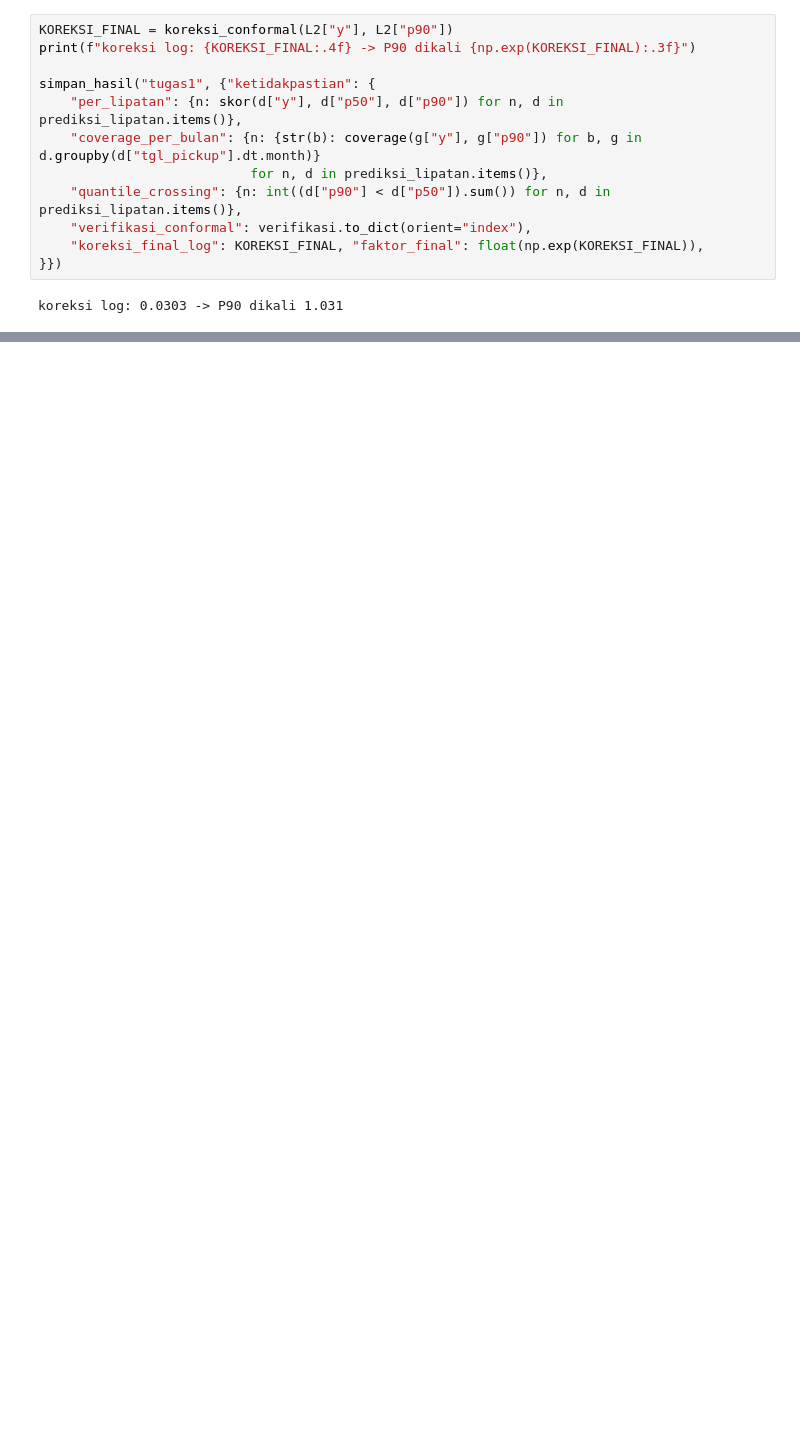
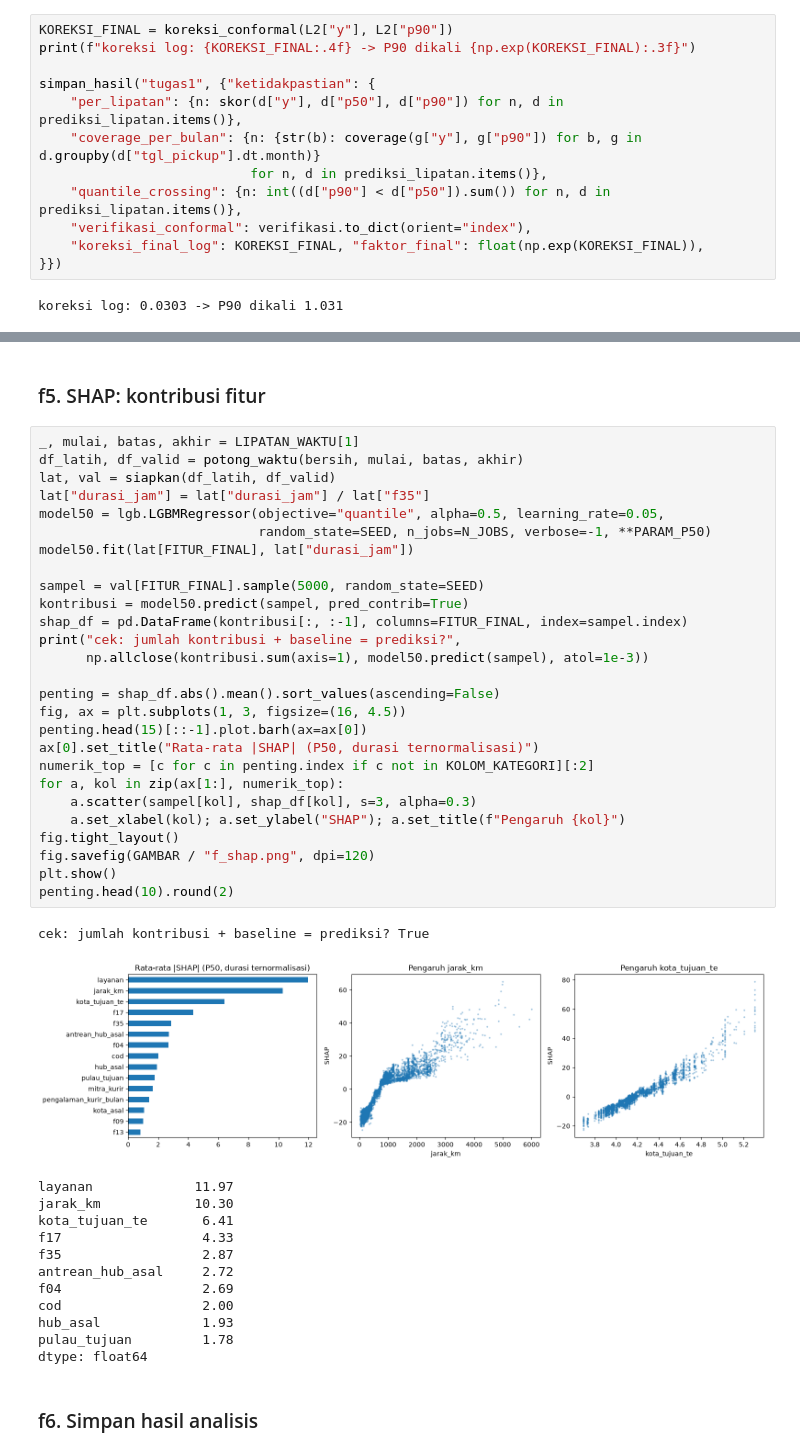
Before and after one commit to sebastianvettel1212/uts-ml, a Jupyter notebook: kode/01_regresi.ipynb, the cells around one changed output, grey strips where cells are left out. Saved outputs shown, nothing was run; the diff lists cells and outputs as text; blank space fills up the shorter version.

```diff
--- a/kode/01_regresi.ipynb
+++ b/kode/01_regresi.ipynb
@@ -738,0 +960,45 @@ koreksi log: 0.0303 -> P90 dikali 1.031
+# %% [markdown]
+### f5. SHAP: kontribusi fitur
+# %%
+_, mulai, batas, akhir = LIPATAN_WAKTU[1]
+df_latih, df_valid = potong_waktu(bersih, mulai, batas, akhir)
+lat, val = siapkan(df_latih, df_valid)
+lat["durasi_jam"] = lat["durasi_jam"] / lat["f35"]
+model50 = lgb.LGBMRegressor(objective="quantile", alpha=0.5, learning_rate=0.05,
+                            random_state=SEED, n_jobs=N_JOBS, verbose=-1, **PARAM_P50)
+model50.fit(lat[FITUR_FINAL], lat["durasi_jam"])
+
+sampel = val[FITUR_FINAL].sample(5000, random_state=SEED)
+kontribusi = model50.predict(sampel, pred_contrib=True)
+shap_df = pd.DataFrame(kontribusi[:, :-1], columns=FITUR_FINAL, index=sampel.index)
+print("cek: jumlah kontribusi + baseline = prediksi?",
+      np.allclose(kontribusi.sum(axis=1), model50.predict(sampel), atol=1e-3))
+
+penting = shap_df.abs().mean().sort_values(ascending=False)
+fig, ax = plt.subplots(1, 3, figsize=(16, 4.5))
+penting.head(15)[::-1].plot.barh(ax=ax[0])
+ax[0].set_title("Rata-rata |SHAP| (P50, durasi ternormalisasi)")
+numerik_top = [c for c in penting.index if c not in KOLOM_KATEGORI][:2]
+for a, kol in zip(ax[1:], numerik_top):
+    a.scatter(sampel[kol], shap_df[kol], s=3, alpha=0.3)
+    a.set_xlabel(kol); a.set_ylabel("SHAP"); a.set_title(f"Pengaruh {kol}")
+fig.tight_layout()
+fig.savefig(GAMBAR / "f_shap.png", dpi=120)
+plt.show()
+penting.head(10).round(2)
+# %% [output]
+cek: jumlah kontribusi + baseline = prediksi? True
+[figure, added]
+layanan             11.97
+jarak_km            10.30
+kota_tujuan_te       6.41
+f17                  4.33
+f35                  2.87
+antrean_hub_asal     2.72
+f04                  2.69
+cod                  2.00
+hub_asal             1.93
+pulau_tujuan         1.78
+dtype: float64
+# %% [markdown]
+### f6. Simpan hasil analisis
```
Also changed, not shown: parts of 45 cells of this notebook.
